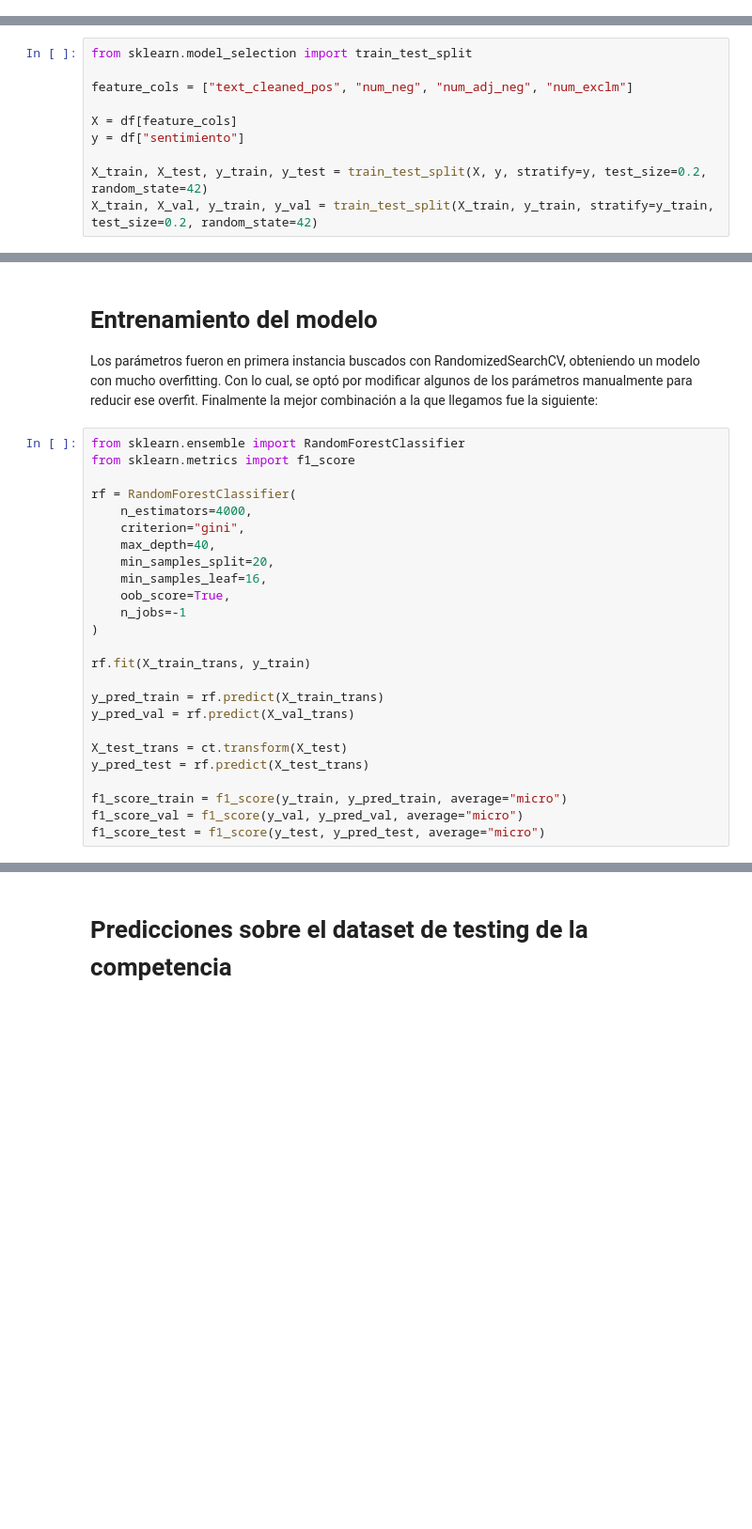
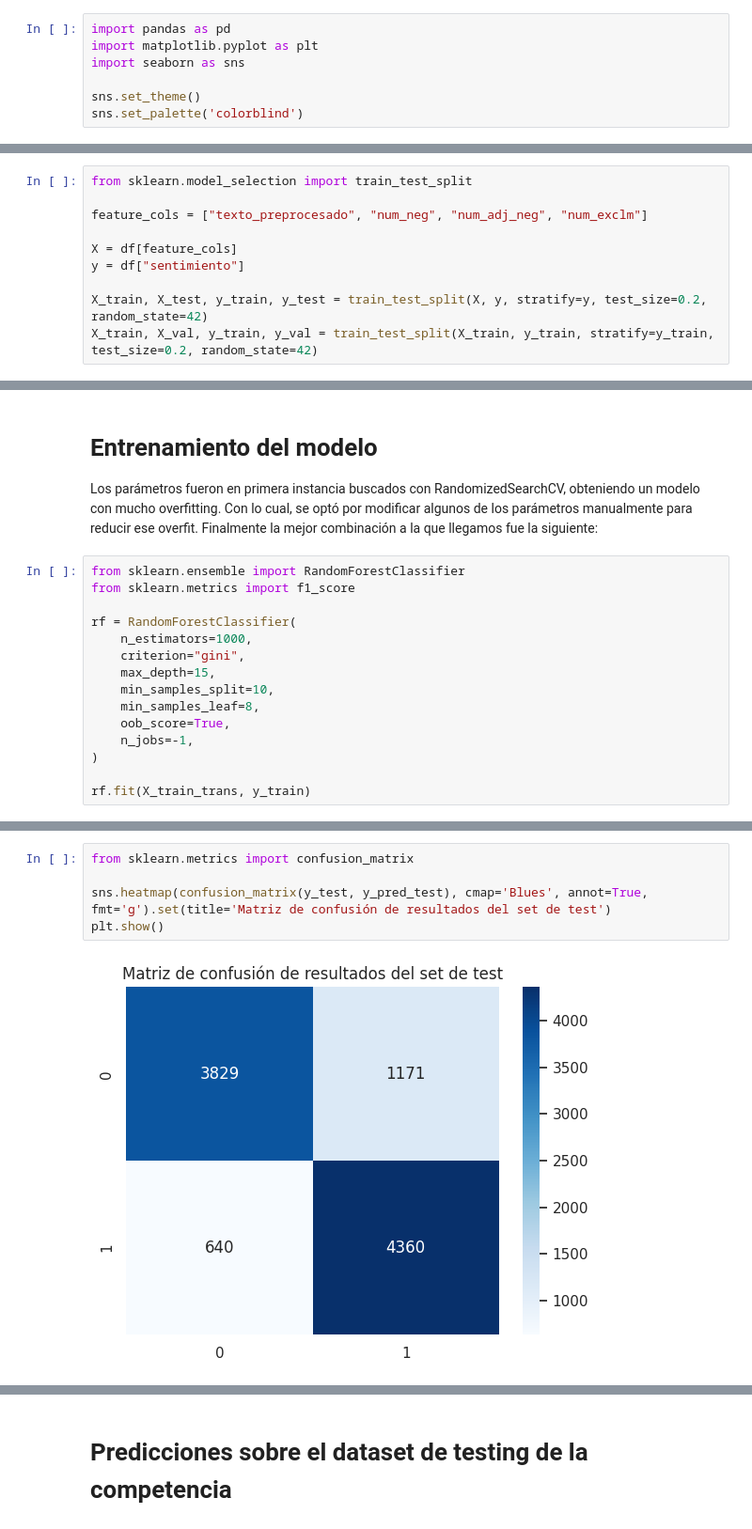
Before and after one commit to regexPattern/fiuba-organizacion-de-datos, a Jupyter notebook: tp2/notebooks/7506R_TP2_GRUPO11_ENTREGA_N3.ipynb, the cells around one changed output, grey strips where cells are left out. Shown at 94% size. Saved outputs shown, nothing was run; the diff lists cells and outputs as text; blank space fills up the shorter version.

```diff
--- a/tp2/notebooks/7506R_TP2_GRUPO11_ENTREGA_N3.ipynb
+++ b/tp2/notebooks/7506R_TP2_GRUPO11_ENTREGA_N3.ipynb
@@ -13,3 +11,10 @@ import pandas as pd
+# %%
+import pandas as pd
+import matplotlib.pyplot as plt
+import seaborn as sns
+
+sns.set_theme()
+sns.set_palette('colorblind')
 # %% [markdown]
  # Carga de datos
 # %% [markdown]
@@ -28,7 +33,7 @@ df.head()
 # %%
 from sklearn.model_selection import train_test_split
 
-feature_cols = ["text_cleaned_pos", "num_neg", "num_adj_neg", "num_exclm"]
+feature_cols = ["texto_preprocesado", "num_neg", "num_adj_neg", "num_exclm"]
 
 X = df[feature_cols]
 y = df["sentimiento"]
@@ -67,23 +74,13 @@ from sklearn.ensemble import RandomForestClassifier
 from sklearn.metrics import f1_score
 
 rf = RandomForestClassifier(
-    n_estimators=4000,
+    n_estimators=1000,
     criterion="gini",
-    max_depth=40,
-    min_samples_split=20,
-    min_samples_leaf=16,
+    max_depth=15,
+    min_samples_split=10,
+    min_samples_leaf=8,
     oob_score=True,
-    n_jobs=-1
+    n_jobs=-1,
 )
 
 rf.fit(X_train_trans, y_train)
-
-y_pred_train = rf.predict(X_train_trans)
-y_pred_val = rf.predict(X_val_trans)
-
-X_test_trans = ct.transform(X_test)
-y_pred_test = rf.predict(X_test_trans)
-
-f1_score_train = f1_score(y_train, y_pred_train, average="micro")
-f1_score_val = f1_score(y_val, y_pred_val, average="micro")
-f1_score_test = f1_score(y_test, y_pred_test, average="micro")
@@ -99,0 +140,7 @@ test       - 0.8311 - (3.602% de diferencia con train)
+# %%
+from sklearn.metrics import confusion_matrix
+
+sns.heatmap(confusion_matrix(y_test, y_pred_test), cmap='Blues', annot=True, fmt='g').set(title='Matriz de confusión de resultados del set de test')
+plt.show()
+# %% [output]
+[figure, added]
```
Also changed, not shown: parts of 22 cells of this notebook, 17 other files.
